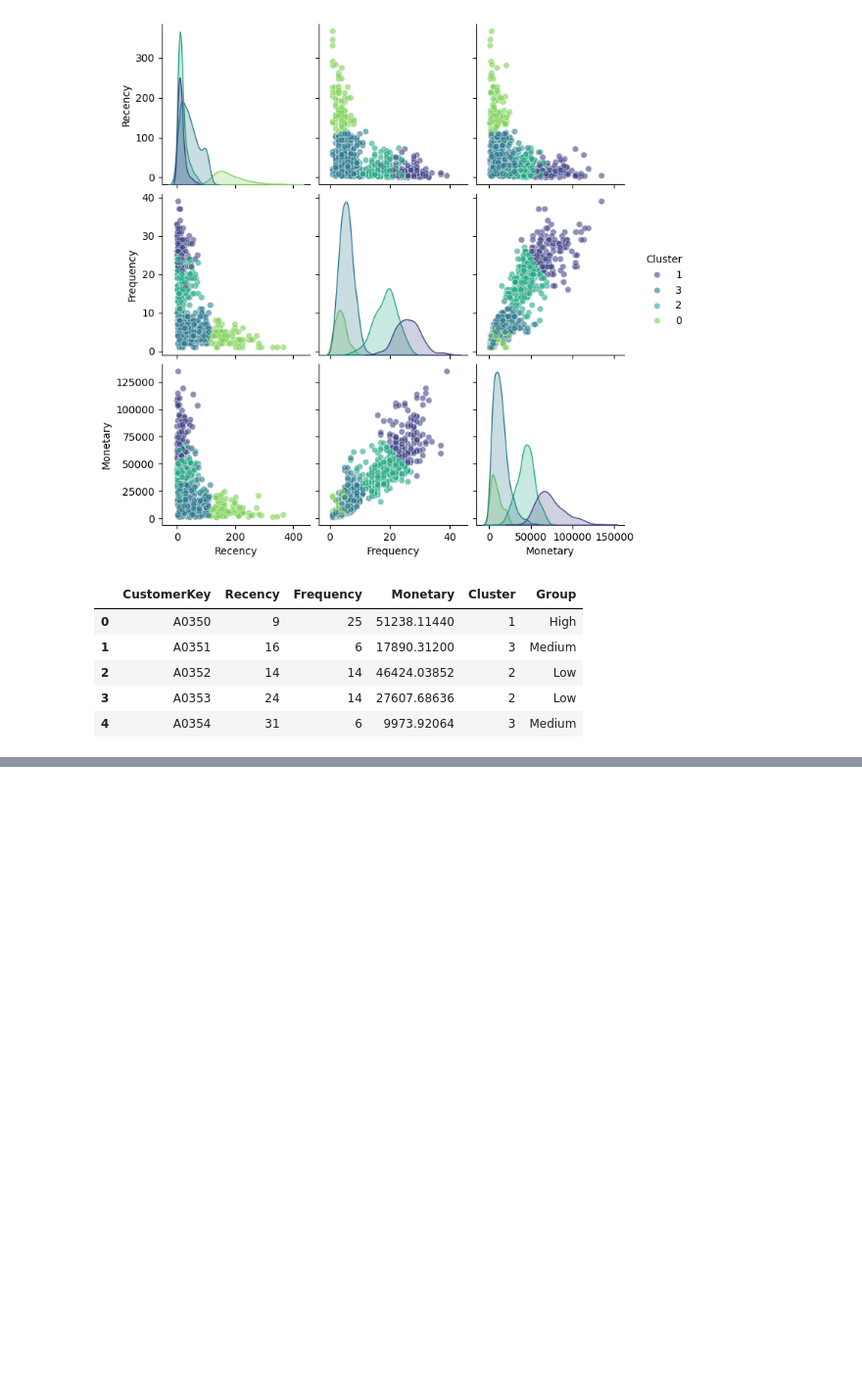
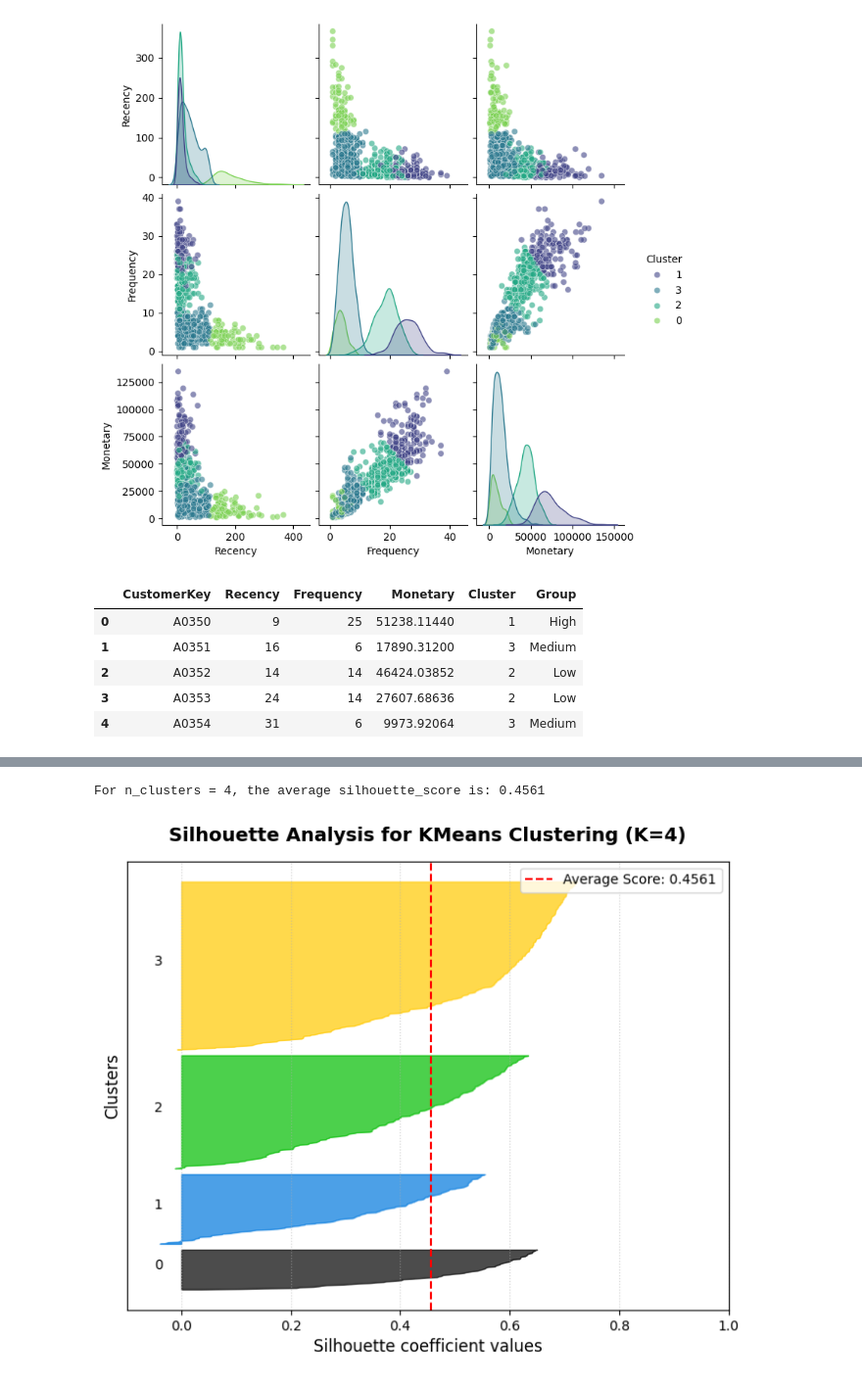
Before and after one commit to hanyuchen0404-sherry/RFM-Analysis, a Jupyter notebook: RFM_Analysis.ipynb, the cells around one changed output, grey strips where cells are left out. Shown at 98% size. Cells and saved outputs as stored; diff of their text form; code cells hidden in the pictures; blank space fills up the shorter version.

```diff
--- a/RFM_Analysis.ipynb
+++ b/RFM_Analysis.ipynb
@@ -326,0 +398,67 @@ display(df_rfm.head())
+# %%
+from sklearn.metrics import silhouette_samples, silhouette_score
+import matplotlib.pyplot as plt
+import matplotlib.cm as cm
+import numpy as np
+
+# 2. 定義特徵矩陣與分群標籤
+X = nrfm[['R_Norm', 'F_Norm', 'M_Norm']]
+labels = nrfm['Cluster']
+n_clusters = 4
+
+# 3. 計算整體的平均輪廓分數並印出
+silhouette_avg = silhouette_score(X, labels)
+print(f"For n_clusters = {n_clusters}, the average silhouette_score is: {silhouette_avg:.4f}")
+
+# 計算每個樣本的輪廓分數
+sample_silhouette_values = silhouette_samples(X, labels)
+
+# 4. 繪製標準的輪廓圖
+fig, ax = plt.subplots(figsize=(8, 6))
+
+y_lower = 10
+for i in range(n_clusters):
+    # 彙整並排序第 i 個群組的樣本輪廓分數
+    ith_cluster_silhouette_values = sample_silhouette_values[labels == i]
+    ith_cluster_silhouette_values.sort()
+
+    size_cluster_i = ith_cluster_silhouette_values.shape[0]
+    y_upper = y_lower + size_cluster_i
+
+    # 使用 matplotlib.cm 設定群組顏色
+    color = cm.nipy_spectral(float(i) / n_clusters)
+    ax.fill_betweenx(
+        np.arange(y_lower, y_upper),
+        0,
+        ith_cluster_silhouette_values,
+        facecolor=color,
+        edgecolor=color,
+        alpha=0.7
+    )
+
+    # 在各群組輪廓的中間位置標示群組標籤 (0, 1, 2, 3)
+    ax.text(-0.05, y_lower + 0.5 * size_cluster_i, str(i))
+
+    # 計算下一個群組的起點位置，留下一點間隔
+    y_lower = y_upper + 10
+
+# 調整圖表樣式與標籤
+ax.set_title('Silhouette Analysis for KMeans Clustering (K=4)', fontsize=14, fontweight='bold', pad=15)
+ax.set_xlabel('Silhouette coefficient values', fontsize=12)
+ax.set_ylabel('Clusters', fontsize=12)
+
+# 繪製一條紅色虛線代表整體的平均輪廓分數
+ax.axvline(x=silhouette_avg, color="red", linestyle="--", label=f'Average Score: {silhouette_avg:.4f}')
+
+# 整理軸刻度
+ax.set_yticks([])  # 清除 y 軸刻度數字，因為已在圖內手動標示
+ax.set_xlim([-0.1, 1.0])
+ax.legend(loc='upper right')
+ax.grid(True, linestyle=':', alpha=0.6)
+
+# 5. 儲存圖片並顯示
+plt.savefig('RFM_Silhouette.png', dpi=300, bbox_inches='tight')
+plt.show()
+# %% [output]
+For n_clusters = 4, the average silhouette_score is: 0.4561
+[figure, added]
```
Also changed, not shown: parts of 8 cells of this notebook.
